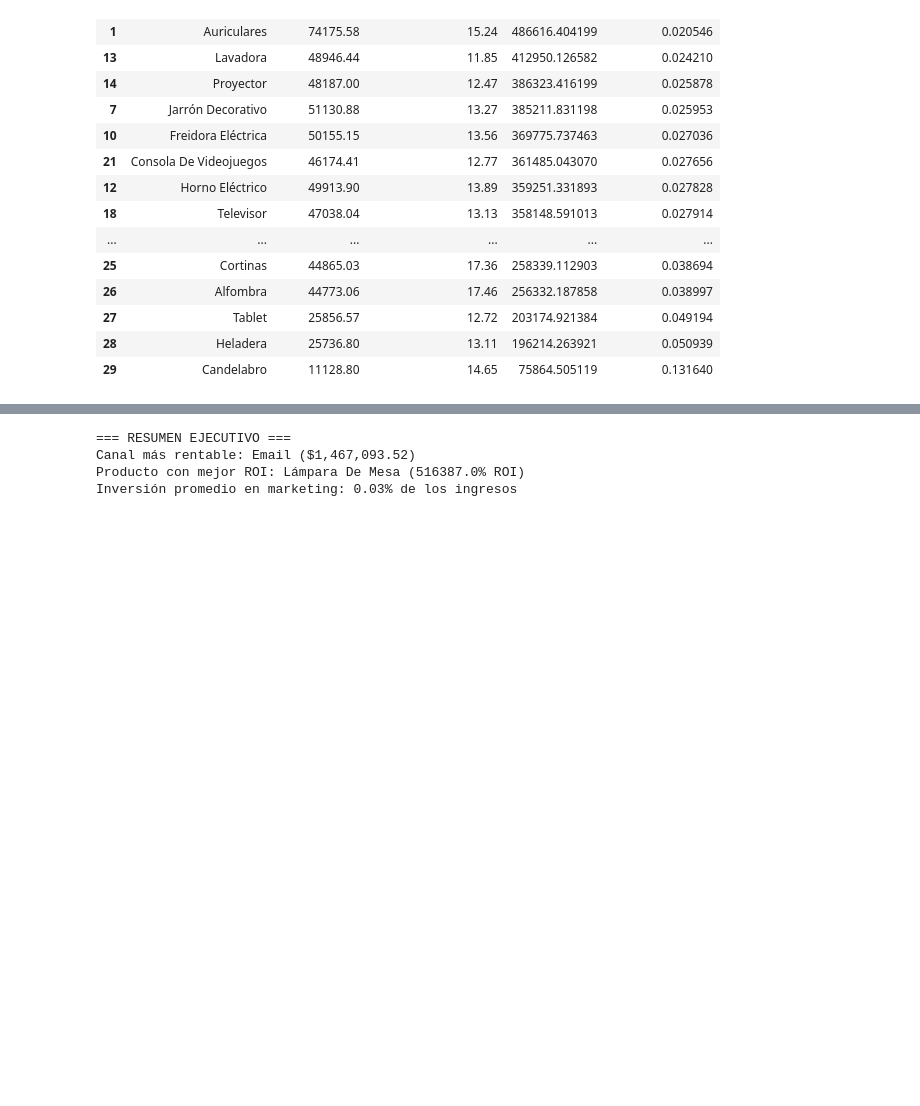
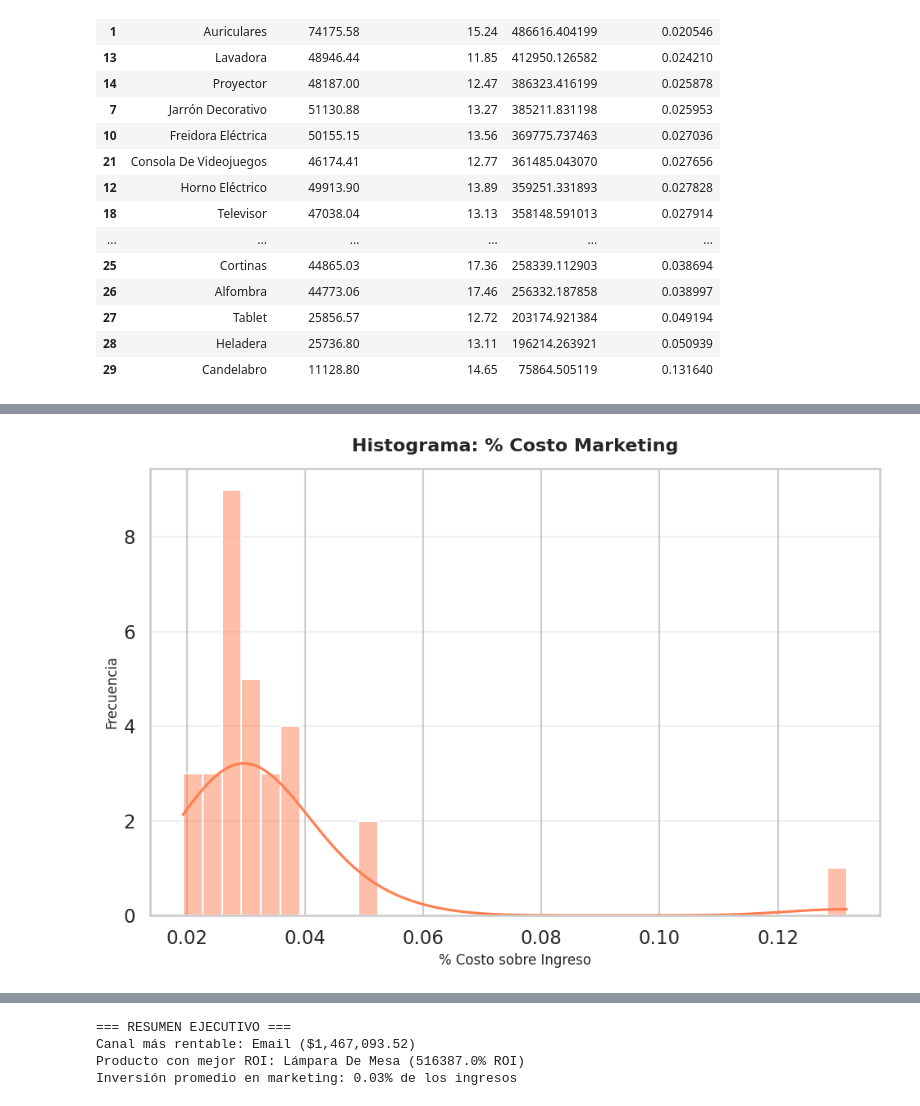
Before and after one commit to enrisimp/preEntrega_datos_EnriqueEscalante, a Jupyter notebook: Enrique_Jose_Escalante_Echague_Comisión_25262_TPI_Data_Analytics_FINAL.ipynb, the cells around one changed output, grey strips where cells are left out. Drawn from its saved outputs; the diff is of its cells as text; code cells hidden in the pictures; blank space fills up the shorter version.

```diff
--- a/Enrique_Jose_Escalante_Echague_Comisión_25262_TPI_Data_Analytics_FINAL.ipynb
+++ b/Enrique_Jose_Escalante_Echague_Comisión_25262_TPI_Data_Analytics_FINAL.ipynb
@@ -994,0 +967,21 @@ plt.show()
+# %%
+# HISTOGRAMA - FRECUENCIA DEL % COSTO
+
+fig2, ax2 = plt.subplots(figsize=(10, 7))
+
+sns.histplot(
+    analisis_producto['porcentaje_costo'],
+    kde=True,
+    ax=ax2,
+    color='coral'
+)
+ax2.set_title('Histograma: % Costo Marketing',
+              fontsize=16, weight='bold', pad=15)
+ax2.set_xlabel('% Costo sobre Ingreso', fontsize=12)
+ax2.set_ylabel('Frecuencia', fontsize=12)
+ax2.grid(axis='y', alpha=0.3)
+
+plt.tight_layout()
+plt.show()
+# %% [output]
+[figure, added]
```
Also changed, not shown: parts of 14 cells of this notebook.
